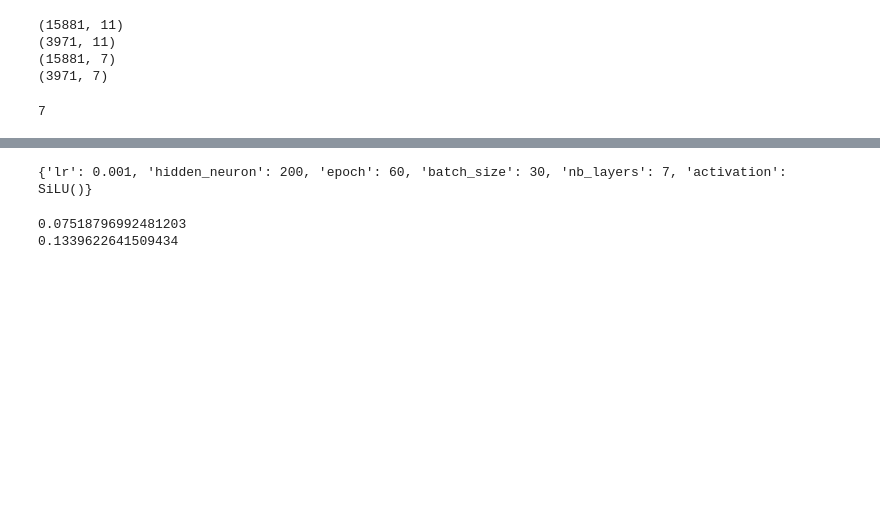
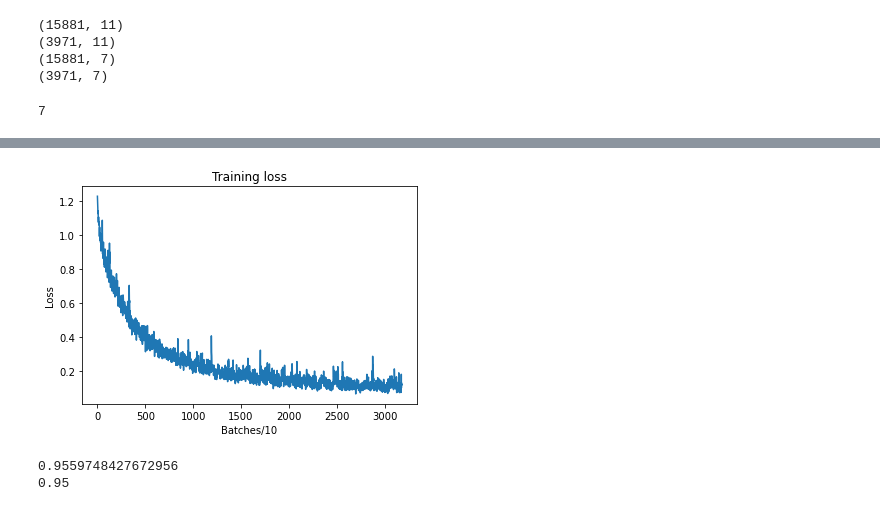
Before and after one commit to EbubekirKocadag/DL-wine-quality, a Jupyter notebook: pytorch_second_version.ipynb, the cells around one changed output, grey strips where cells are left out. Saved outputs shown, nothing was run; the diff lists cells and outputs as text; code cells hidden in the pictures; blank space fills up the shorter version.

Commit message:
best value that i found

```diff
--- a/pytorch_second_version.ipynb
+++ b/pytorch_second_version.ipynb
@@ -103,7 +102,7 @@ class Network(nn.Module):
         super().__init__()
 
         self.layer_1 =  nn.Linear(nb_features, nb_hidden_neurons)
-        self.layer_2 =  nn.Linear(nb_hidden_neurons, nb_hidden_neurons)
+        self.hidden_layers =  nn.Linear(nb_hidden_neurons, nb_hidden_neurons)
         self.layer_out =  nn.Linear(nb_hidden_neurons, nb_classes)
 
 
@@ -112,13 +111,15 @@ class Network(nn.Module):
         """Here we combine the layers
         """
 
+        activation_first_layer = nn.CELU()
         activation_function = activation_function
         last_layer_activation = nn.Softmax()
 
         output_first_layer = activation_function(self.layer_1(x))
-        outut_hidden_layer = activation_function(self.layer_2(output_first_layer))
+        outut_hidden_layer = activation_function(self.hidden_layers(output_first_layer))
         for i in range(1, nb_hidden_layers):
-            outut_hidden_layer = activation_function(self.layer_2(outut_hidden_layer))
+            outut_hidden_layer = activation_function(self.hidden_layers(outut_hidden_layer))
+
         prediction = last_layer_activation(self.layer_out(outut_hidden_layer))
         return prediction
 # %%
@@ -147,7 +148,7 @@ def test(X, y, config):
 def training(config):
 
     nb_steps_loss_sum = 10
-    my_nn = Network(nb_features=X_train.shape[1], nb_hidden_neurons=config['hidden_neuron'])
+
     loss_list = []
     running_loss = 0
     batch_nb = 0
@@ -180,7 +181,8 @@ def training(config):
                 running_loss = 0.0
 
             batch_nb+= 1
-    graph_loss = []
-    graph_loss.append(loss_list)
-    tune.report(mean_loss=abs(loss_list[len(loss_list)-1]))
+    return loss_list
+    #graph_loss = []
+    #graph_loss.append(loss_list)
+    #tune.report(mean_loss=abs(loss_list[len(loss_list)-1]))
 # %%
@@ -325,5 +199,0 @@ Result for training_a4a08_00003:
-# %%
-best = analysis.get_best_config(metric="mean_loss", mode="min")
-print(best)
-# %% [output]
-{'lr': 0.001, 'hidden_neuron': 200, 'epoch': 60, 'batch_size': 30, 'nb_layers': 7, 'activation': SiLU()}
@@ -330,8 +204,30 @@ print(best)
+# %%
+config = {
+    'lr' : 0.001,
+    'hidden_neuron': 200,
+    'epoch': 200,
+    'batch_size': 100,
+    'nb_layers': 5,
+    'activation': nn.SiLU()
+}
+
+my_nn = Network(nb_features=X_train.shape[1], nb_hidden_neurons=config['hidden_neuron'])
+
+loss = training(config)
+nb_steps_loss_sum = 10
+# Plotting the loss over training
+plt.figure()
+plt.plot(range(0, len(loss)), loss)
+plt.xlabel(f"Batches/{nb_steps_loss_sum}")
+plt.ylabel("Loss")
+plt.title("Training loss")
+plt.show()
+plt.close()
+# %% [output]
+[figure, added]
 # %%
-acc_train = test(X_train, y_train, best)
-acc_test = test(X_test, y_test, best)
-print(acc_test)
-print(acc_train)
+print(test(X_train, y_train, config))
+print(test(X_test, y_test, config))
 # %% [output]
-0.07518796992481203
-0.1339622641509434
+0.9559748427672956
+0.95
```
Also changed, not shown: parts of 3 cells of this notebook.
